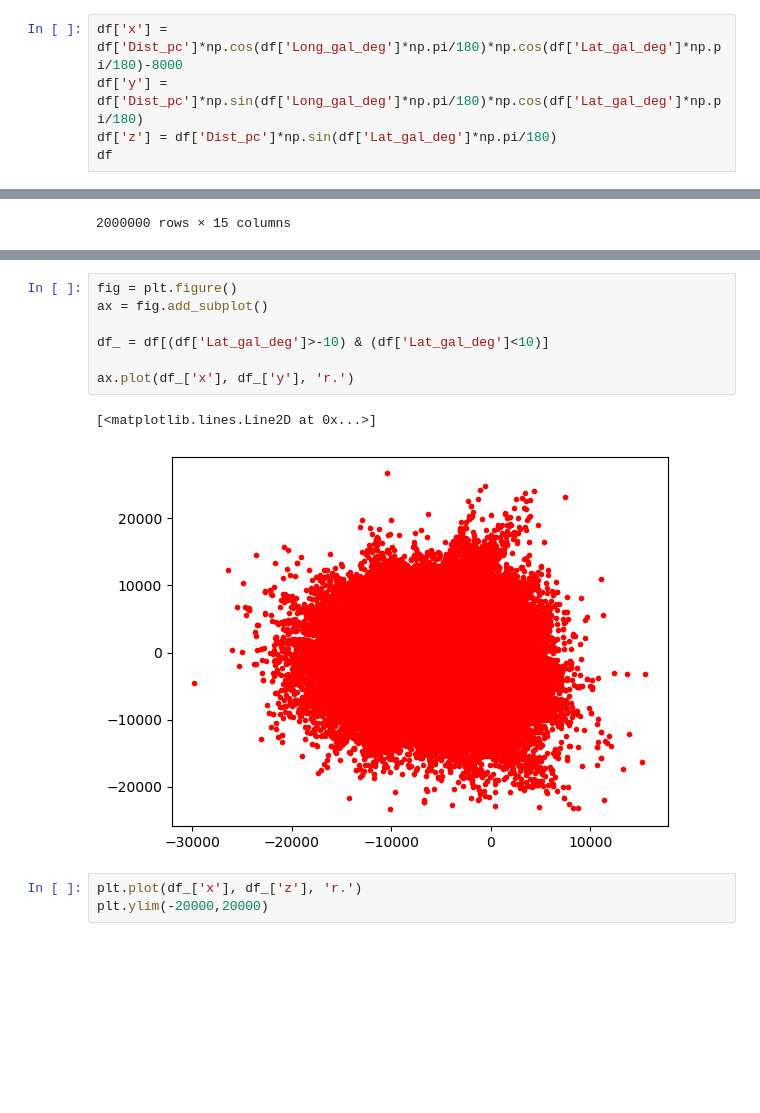
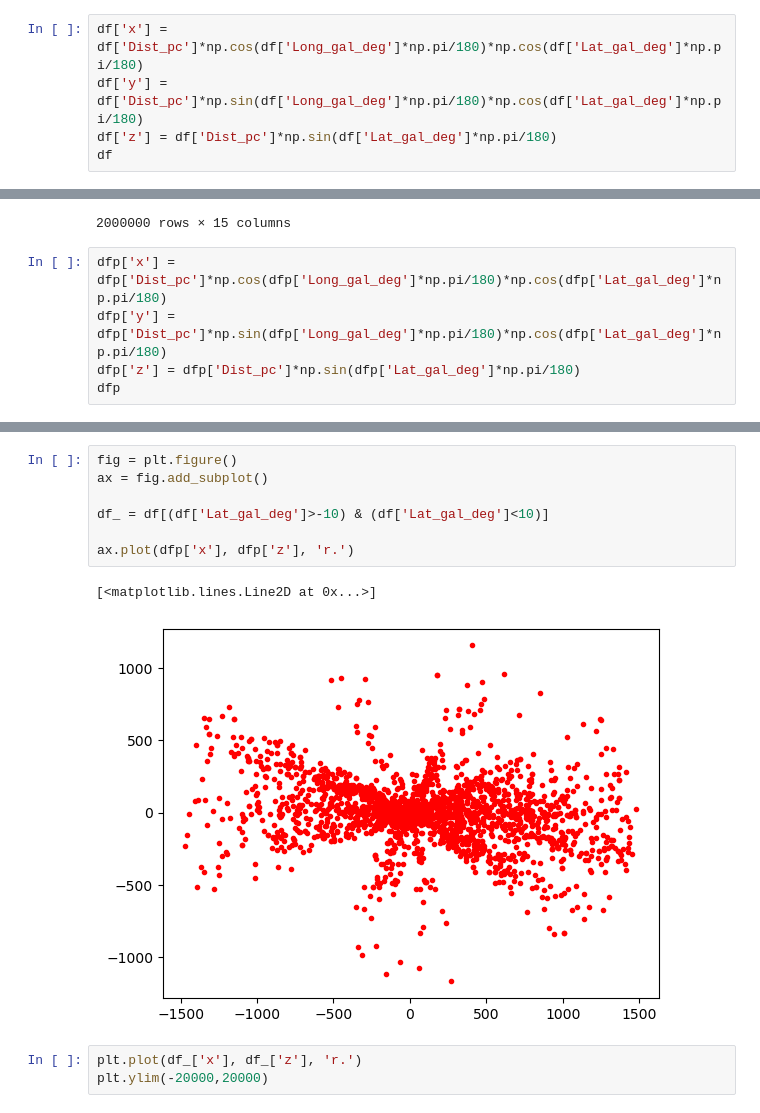
Before and after one commit to SantiagoJulioD/Galaxias, a Jupyter notebook: Parcial practico 2/Galaxias_p2.ipynb, the cells around one changed output, grey strips where cells are left out. Drawn from its saved outputs; the diff is of its cells as text; blank space fills up the shorter version.

```diff
--- a/Parcial practico 2/Galaxias_p2.ipynb
+++ b/Parcial practico 2/Galaxias_p2.ipynb
@@ -254,7 +310,7 @@ df
 | 1999999 | 4065196716387607168 | 2016.0 | 274.348490 | -24.770790 | 0.119886 | 5.926390 | NaN | 7.128552 | ... |
 2000000 rows × 12 columns
 # %%
-df['x'] = df['Dist_pc']*np.cos(df['Long_gal_deg']*np.pi/180)*np.cos(df['Lat_gal_deg']*np.pi/180)-8000
+df['x'] = df['Dist_pc']*np.cos(df['Long_gal_deg']*np.pi/180)*np.cos(df['Lat_gal_deg']*np.pi/180)
 df['y'] = df['Dist_pc']*np.sin(df['Long_gal_deg']*np.pi/180)*np.cos(df['Lat_gal_deg']*np.pi/180)
 df['z'] = df['Dist_pc']*np.sin(df['Lat_gal_deg']*np.pi/180)
 df
@@ -272,3 +328,8 @@ df
 | 1999998 | 4533207624393483904 | 2016.0 | 283.501211 | 23.197747 | 0.155786 | 2.933200 | NaN | 54.065394 | ... |
 | 1999999 | 4065196716387607168 | 2016.0 | 274.348490 | -24.770790 | 0.119886 | 5.926390 | NaN | 7.128552 | ... |
 2000000 rows × 15 columns
+# %%
+dfp['x'] = dfp['Dist_pc']*np.cos(dfp['Long_gal_deg']*np.pi/180)*np.cos(dfp['Lat_gal_deg']*np.pi/180)
+dfp['y'] = dfp['Dist_pc']*np.sin(dfp['Long_gal_deg']*np.pi/180)*np.cos(dfp['Lat_gal_deg']*np.pi/180)
+dfp['z'] = dfp['Dist_pc']*np.sin(dfp['Lat_gal_deg']*np.pi/180)
+dfp
@@ -275,13 +350,13 @@ df
 # %%
 fig = plt.figure()
 ax = fig.add_subplot()
 
 df_ = df[(df['Lat_gal_deg']>-10) & (df['Lat_gal_deg']<10)]
 
-ax.plot(df_['x'], df_['y'], 'r.')
+ax.plot(dfp['x'], dfp['z'], 'r.')
 # %% [output]
 [<matplotlib.lines.Line2D at 0x...>]
-[figure, old version]
+[figure, new version]
 # %%
 plt.plot(df_['x'], df_['z'], 'r.')
 plt.ylim(-20000,20000)
```
Also changed, not shown: parts of 8 cells of this notebook.
